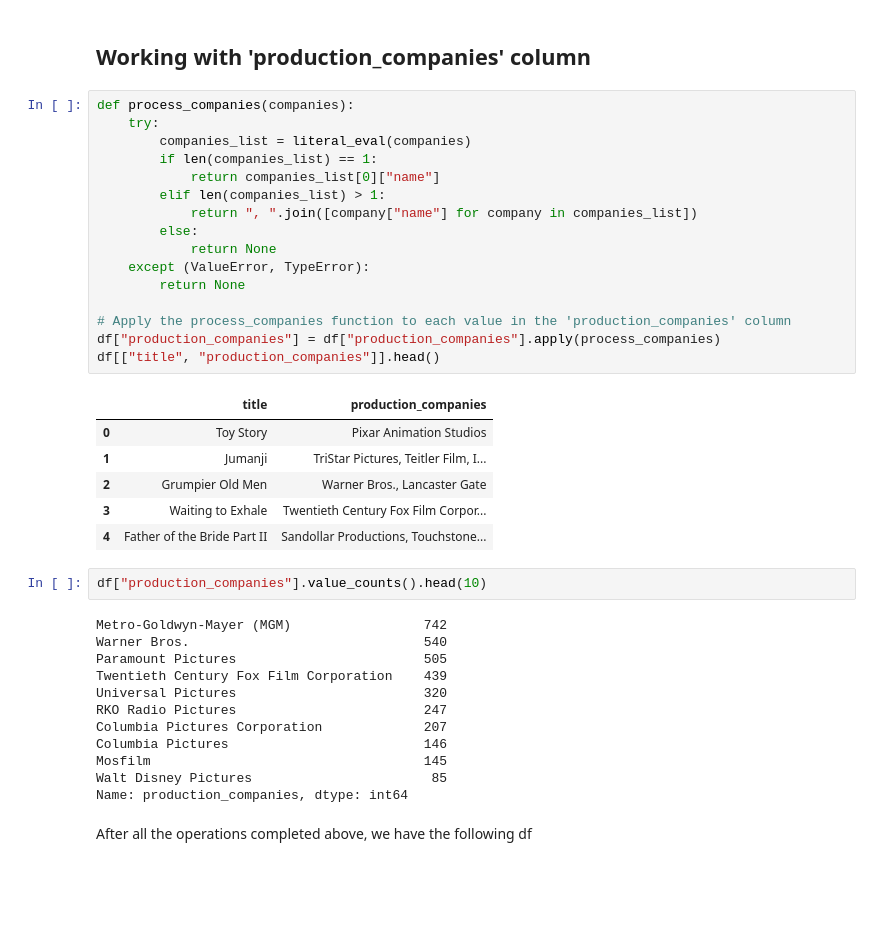
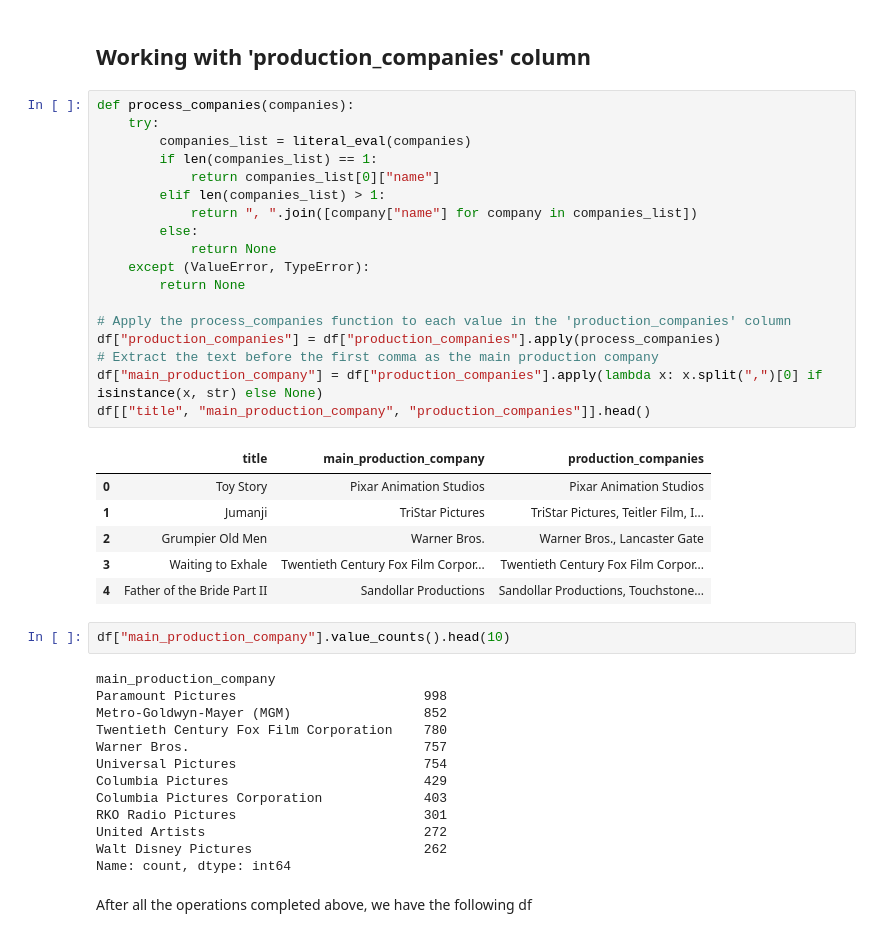
Before and after one commit to SanAntonik/MRS, a Jupyter notebook: DA_skill_showcase/skill_showcase copy.ipynb, the cells around one changed output. Drawn from its saved outputs; the diff is of its cells as text; blank space fills up the shorter version.

Commit message:
Rework 'production_companies' column

```diff
--- a/DA_skill_showcase/skill_showcase copy.ipynb
+++ b/DA_skill_showcase/skill_showcase copy.ipynb
@@ -394,40 +388,43 @@ And so the time has come to work with the last JSON column
 # %%
 def process_companies(companies):
     try:
         companies_list = literal_eval(companies)
         if len(companies_list) == 1:
             return companies_list[0]["name"]
         elif len(companies_list) > 1:
             return ", ".join([company["name"] for company in companies_list])
         else:
             return None
     except (ValueError, TypeError):
         return None
 
 # Apply the process_companies function to each value in the 'production_companies' column
 df["production_companies"] = df["production_companies"].apply(process_companies)
-df[["title", "production_companies"]].head()
+# Extract the text before the first comma as the main production company
+df["main_production_company"] = df["production_companies"].apply(lambda x: x.split(",")[0] if isinstance(x, str) else None)
+df[["title", "main_production_company", "production_companies"]].head()
 # %% [output]
-|  | title | production_companies |
-| 0 | Toy Story | Pixar Animation Studios |
-| 1 | Jumanji | TriStar Pictures, Teitler Film, I... |
-| 2 | Grumpier Old Men | Warner Bros., Lancaster Gate |
-| 3 | Waiting to Exhale | Twentieth Century Fox Film Corpor... |
-| 4 | Father of the Bride Part II | Sandollar Productions, Touchstone... |
+|  | title | main_production_company | production_companies |
+| 0 | Toy Story | Pixar Animation Studios | Pixar Animation Studios |
+| 1 | Jumanji | TriStar Pictures | TriStar Pictures, Teitler Film, I... |
+| 2 | Grumpier Old Men | Warner Bros. | Warner Bros., Lancaster Gate |
+| 3 | Waiting to Exhale | Twentieth Century Fox Film Corpor... | Twentieth Century Fox Film Corpor... |
+| 4 | Father of the Bride Part II | Sandollar Productions | Sandollar Productions, Touchstone... |
 # %%
-df["production_companies"].value_counts().head(10)
+df["main_production_company"].value_counts().head(10)
 # %% [output]
-Metro-Goldwyn-Mayer (MGM)                 742
-Warner Bros.                              540
-Paramount Pictures                        505
-Twentieth Century Fox Film Corporation    439
-Universal Pictures                        320
-RKO Radio Pictures                        247
-Columbia Pictures Corporation             207
-Columbia Pictures                         146
-Mosfilm                                   145
-Walt Disney Pictures                       85
-Name: production_companies, dtype: int64
+main_production_company
+Paramount Pictures                        998
+Metro-Goldwyn-Mayer (MGM)                 852
+Twentieth Century Fox Film Corporation    780
+Warner Bros.                              757
+Universal Pictures                        754
+Columbia Pictures                         429
+Columbia Pictures Corporation             403
+RKO Radio Pictures                        301
+United Artists                            272
+Walt Disney Pictures                      262
+Name: count, dtype: int64
 # %% [markdown]
 After all the operations completed above, we have the following df
 # %%
```
Also changed, not shown: parts of 7 cells of this notebook.
